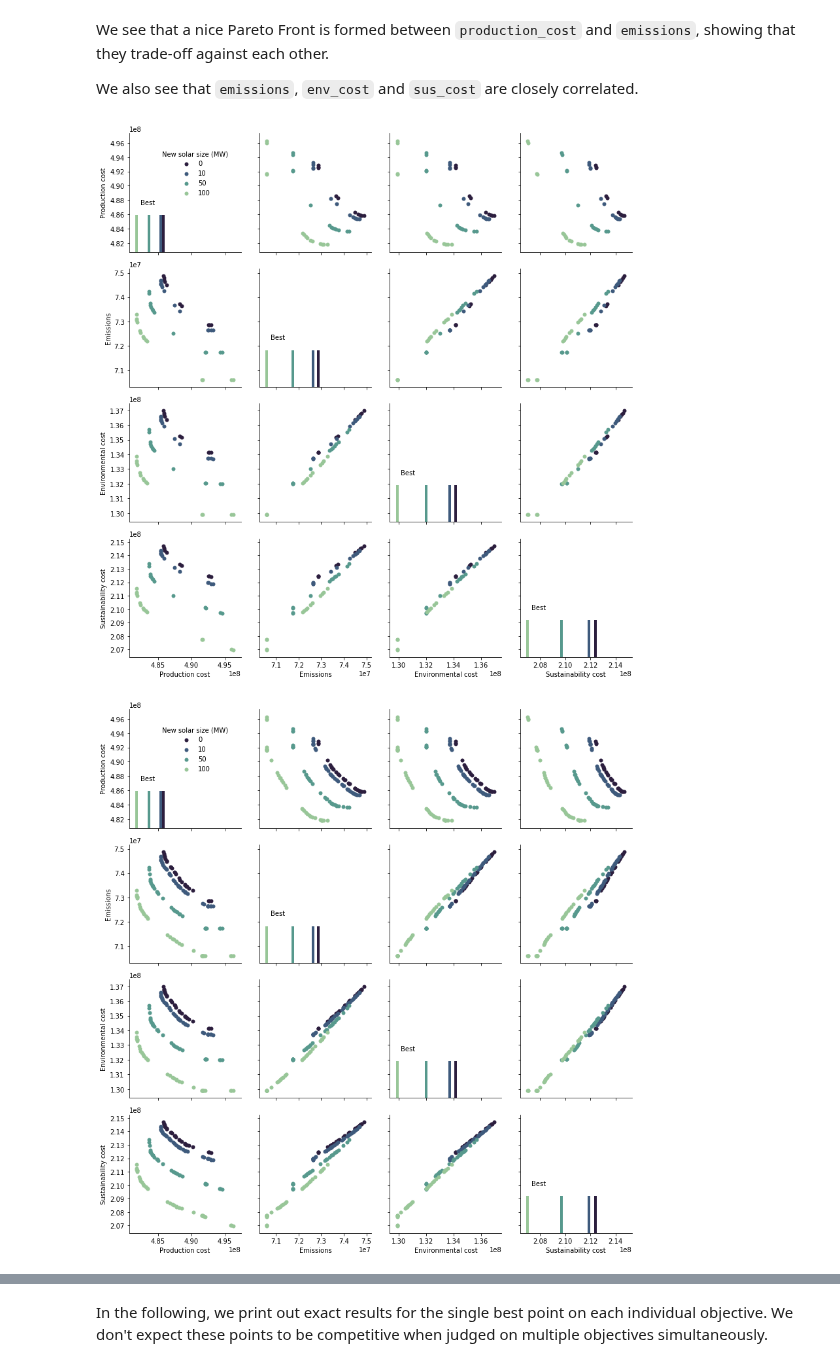
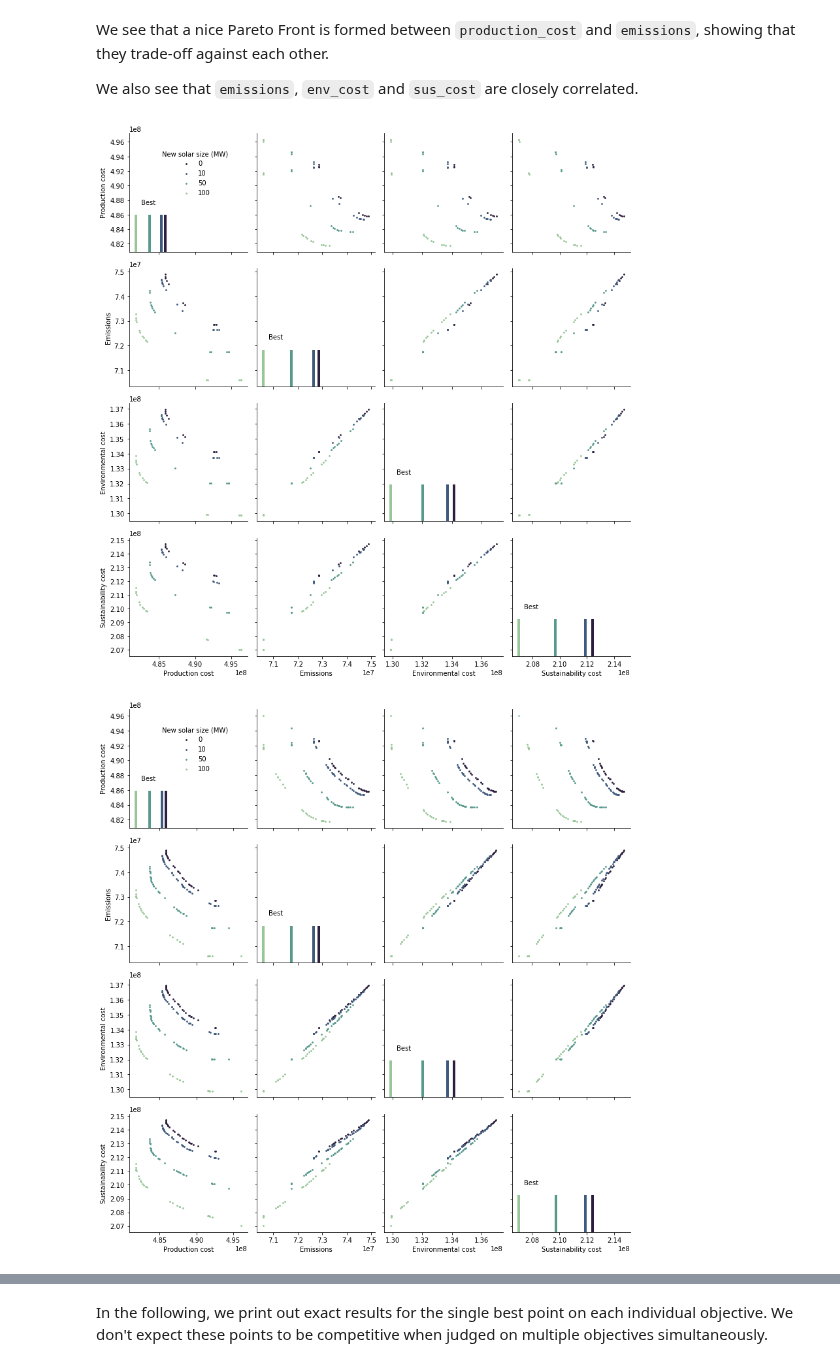
Before and after one commit to jmmcd/UC_Pareto_Archive_LP, a Jupyter notebook: scripts/Analyse_Results_Serbia_Solar_LP.ipynb, the cells around one changed output, grey strips where cells are left out. Cells and saved outputs as stored; diff of their text form; code cells hidden in the pictures.

```diff
--- a/scripts/Analyse_Results_Serbia_Solar_LP.ipynb
+++ b/scripts/Analyse_Results_Serbia_Solar_LP.ipynb
@@ -85,22 +89,16 @@ The following function reads a directory of data files, applies an optional filt
 # %%
-def get_pareto_front(d, algo, obj_names, filter_fn=None):
-    costs = []
+def read_objvals_to_pd(d, obj_names):
+    results = []
     filenames = []
     for f in os.listdir(d):
-        if f.startswith("objvals_algo_%s" % algo):
+        if f.startswith("objvals_"):
             df = os.path.join(d, f)
             txt = open(df).read()
             result = eval(txt)
-            if filter_fn:
-                if filter_fn(result):
-                    continue
-            c = [result[k] for k in obj_names]
-            costs.append(c)
-            filenames.append(f)
-    costs = np.array(costs)
-    pe = is_pareto_efficient_simple(costs)
-    df = pd.DataFrame(costs[pe], columns=obj_names)
-    filenames = np.array(filenames)
-    filenames = filenames[pe] # list of filenames of points in PF
-    return df, filenames
+            result = [result[name] for name in obj_names]
+            result.append(f)
+            result.append(d)
+            results.append(result)
+    results = pd.DataFrame(results)
+    return results
 # %% [markdown]
@@ -133,15 +142,0 @@ Next we create a table of the PF of results for each algo, each solar value.
-# %%
-for algo in algos:
-    for solar in (0, 10, 50, 100):
-        pf = combined_pf[(combined_pf["algo"] == algo) & (combined_pf["New solar size (MW)"] == solar)]
-        print(r"\begin{table}")
-        caption = r"\caption{"
-        label = r"\label{"
-        end = r"}}"
-        print(rf"{caption}Algorithm {algo}. New solar size {solar}MW{label}tab:pareto_tab_{algo}_{solar}{end}")
-        print(pf.to_latex(float_format="%.3e",
-                          index=True,
-                          columns=["Production cost", "Emissions", "Environmental cost", "Sustainability cost"],
-                          header=["Prod cost", "Emissions", "Env cost", "Sus cost"],
-                         ))
-        print(r"\end{table}")
@@ -183,7 +305,7 @@ def make_pf_pairgrid(pf, algo):
                      height=3, aspect=0.85
                     )
     g = g.map_diag(diagfunc)
-    g = g.map_offdiag(plt.scatter, alpha=1, lw=0)
+    g = g.map_offdiag(plt.scatter, alpha=1, lw=0, s=8)
     g = g.add_legend()
     g._legend.set_bbox_to_anchor((0.25, 0.9))
     plt.tight_layout()
@@ -195,10 +317,12 @@ We see that a nice Pareto Front is formed between `production_cost` and `emissio
 
 We also see that `emissions`, `env_cost` and `sus_cost` are closely correlated.
 # %%
+algos = ["grid_search", "grid_search2", "random_search", "pareto_archive"]
 for algo in algos:
-    pf = combined_pf[combined_pf["algo"] == algo]
+    seed = 0
+    pf = results_pf[(results_pf["algo"] == algo) & (results_pf["seed"] == seed)]
     # print(pf)
     make_pf_pairgrid(pf, algo)
 # %% [output]
-[figure, old version]
+[figure, new version]
-[figure, old version]
+[figure, new version]
```
Also changed, not shown: parts of 44 cells of this notebook, 7 other files.
